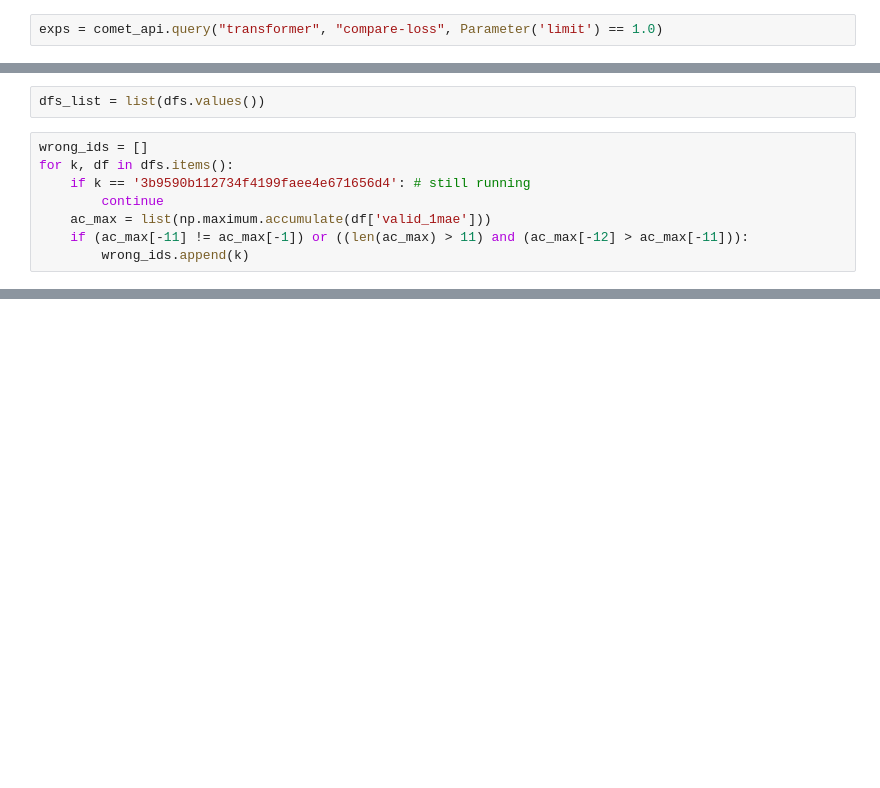
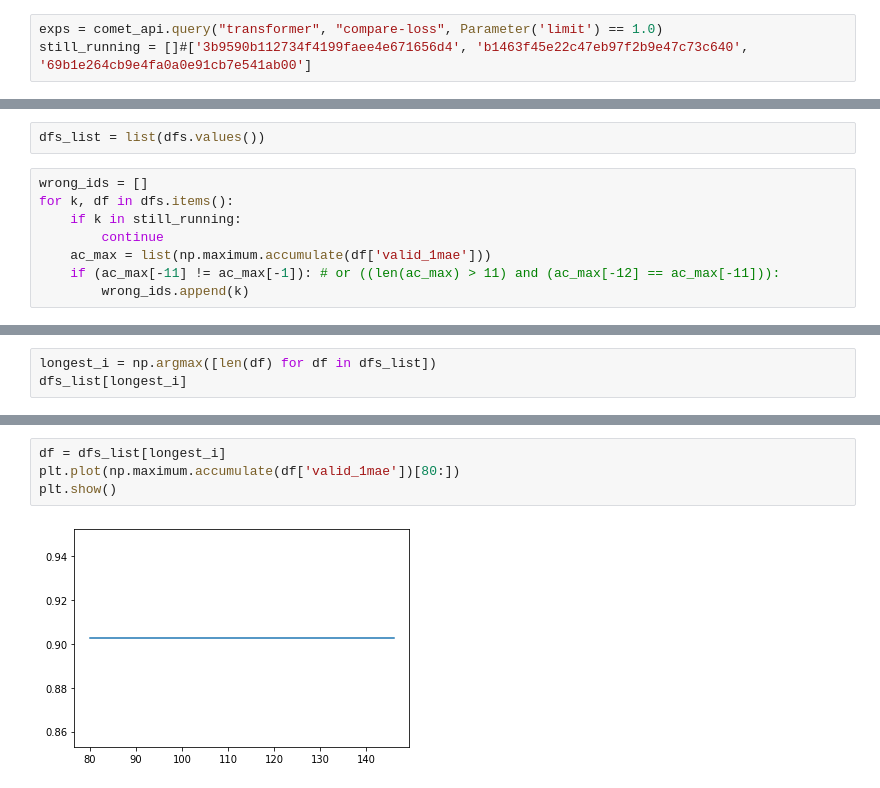
Before and after one commit to ab-transformer/transformer, a Jupyter notebook: early stopping.ipynb, the cells around one changed output, grey strips where cells are left out. Cells and saved outputs as stored; diff of their text form; blank space fills up the shorter version.

```diff
--- a/early stopping.ipynb
+++ b/early stopping.ipynb
@@ -18,6 +18,7 @@ def get_epoch_info(df):
 comet_api = comet_ml.api.API()
 # %%
 exps = comet_api.query("transformer", "compare-loss", Parameter('limit') == 1.0)
+still_running = []#['3b9590b112734f4199faee4e671656d4', 'b1463f45e22c47eb97f2b9e47c73c640', '69b1e264cb9e4fa0a0e91cb7e541ab00']
 # %%
 csv_dir = Path('logs/csv')
 # %%
@@ -32,10 +33,10 @@ dfs_list = list(dfs.values())
 # %%
 wrong_ids = []
 for k, df in dfs.items():
-    if k == '3b9590b112734f4199faee4e671656d4': # still running
+    if k in still_running:
         continue
     ac_max = list(np.maximum.accumulate(df['valid_1mae']))
-    if (ac_max[-11] != ac_max[-1]) or ((len(ac_max) > 11) and (ac_max[-12] > ac_max[-11])):
+    if (ac_max[-11] != ac_max[-1]): # or ((len(ac_max) > 11) and (ac_max[-12] == ac_max[-11])):
         wrong_ids.append(k)
 # %%
 n_wrong = len(wrong_ids)
@@ -60,0 +64,3 @@ for k in wrong_ids:
+# %%
+longest_i = np.argmax([len(df) for df in dfs_list])
+dfs_list[longest_i]
@@ -60,0 +81,6 @@ for k in wrong_ids:
+# %%
+df = dfs_list[longest_i]
+plt.plot(np.maximum.accumulate(df['valid_1mae'])[80:])
+plt.show()
+# %% [output]
+[figure, added]
```
Also changed, not shown: parts of 5 cells of this notebook, 5 other files.
